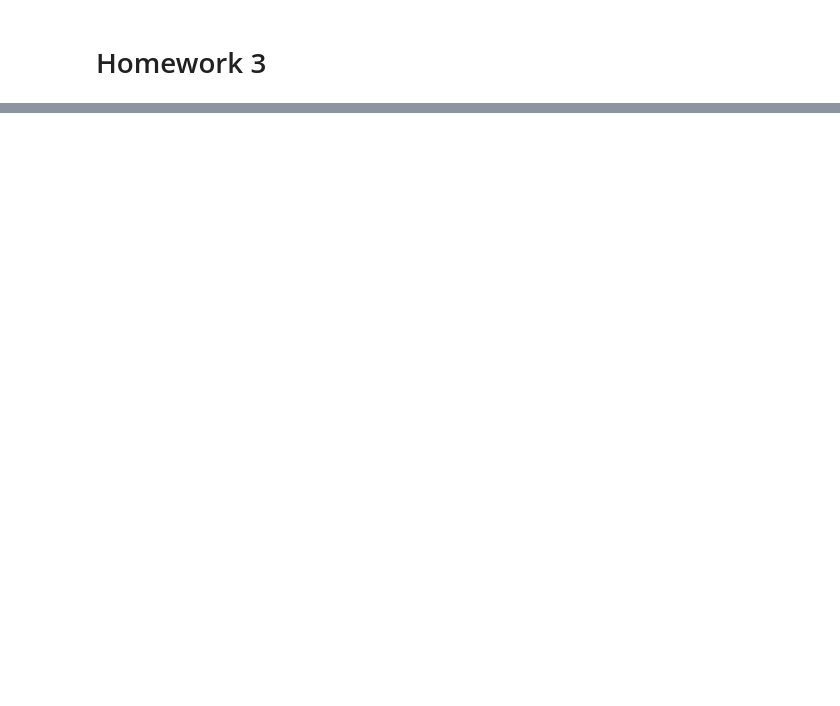
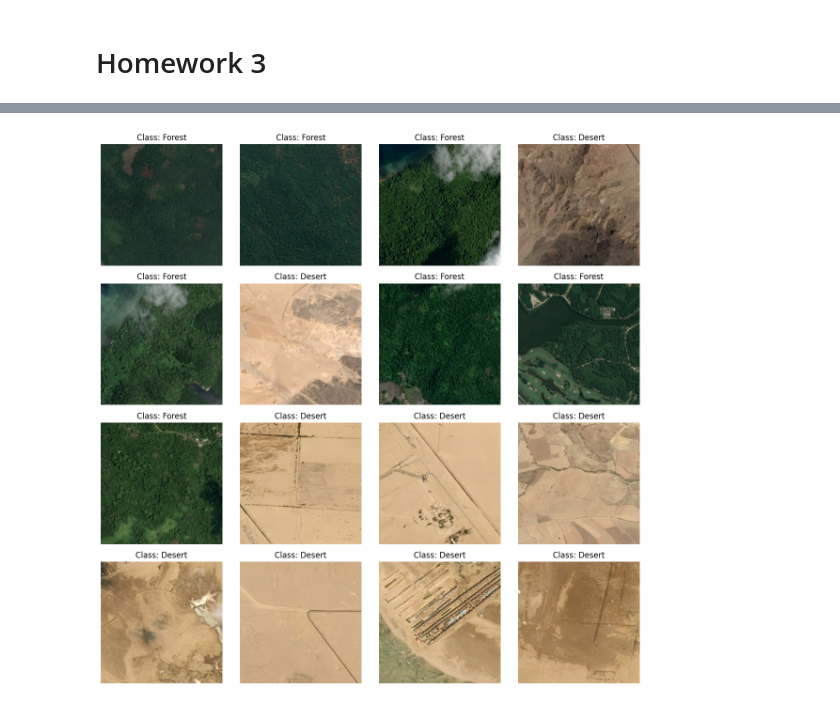
Before and after one commit to lassiezfaire/mai-ai-technologies, a Jupyter notebook: 03_image_processing/homework_3.ipynb, the cells around one changed output, grey strips where cells are left out. Saved outputs shown, nothing was run; the diff lists cells and outputs as text; code cells hidden in the pictures; blank space fills up the shorter version.

Commit message:
03_image_processing final

```diff
--- a/03_image_processing/homework_3.ipynb
+++ b/03_image_processing/homework_3.ipynb
@@ -14,6 +15,19 @@ from homework_3 import
     <td> <img src="https://i.ibb.co/nmHHctW/test_image_00.jpg" alt="Drawing" style="width: 200px;"/> </td>
     <td> <img src="https://i.ibb.co/dM77C4b/test_image_06.jpg" alt="Drawing" style="width: 200px;"/> </td>
 </tr></table>
+# %%
+from task_1 import display_images
+
+color_ranges = {
+    "Forest": (np.array([35, 25, 25]), np.array([85, 255, 255])),
+    "Desert": (np.array([15, 25, 25]), np.array([35, 255, 255])),
+}
+
+image_directory = "task_1"
+
+display_images(image_directory, color_ranges)
+# %% [output]
+[figure, added]
 # %% [markdown]
 # Задача №2 - Реализовать Image-blending на основе сшивки по градиентам
 
```
Also changed, not shown: parts of 8 cells of this notebook, 36 other files.
